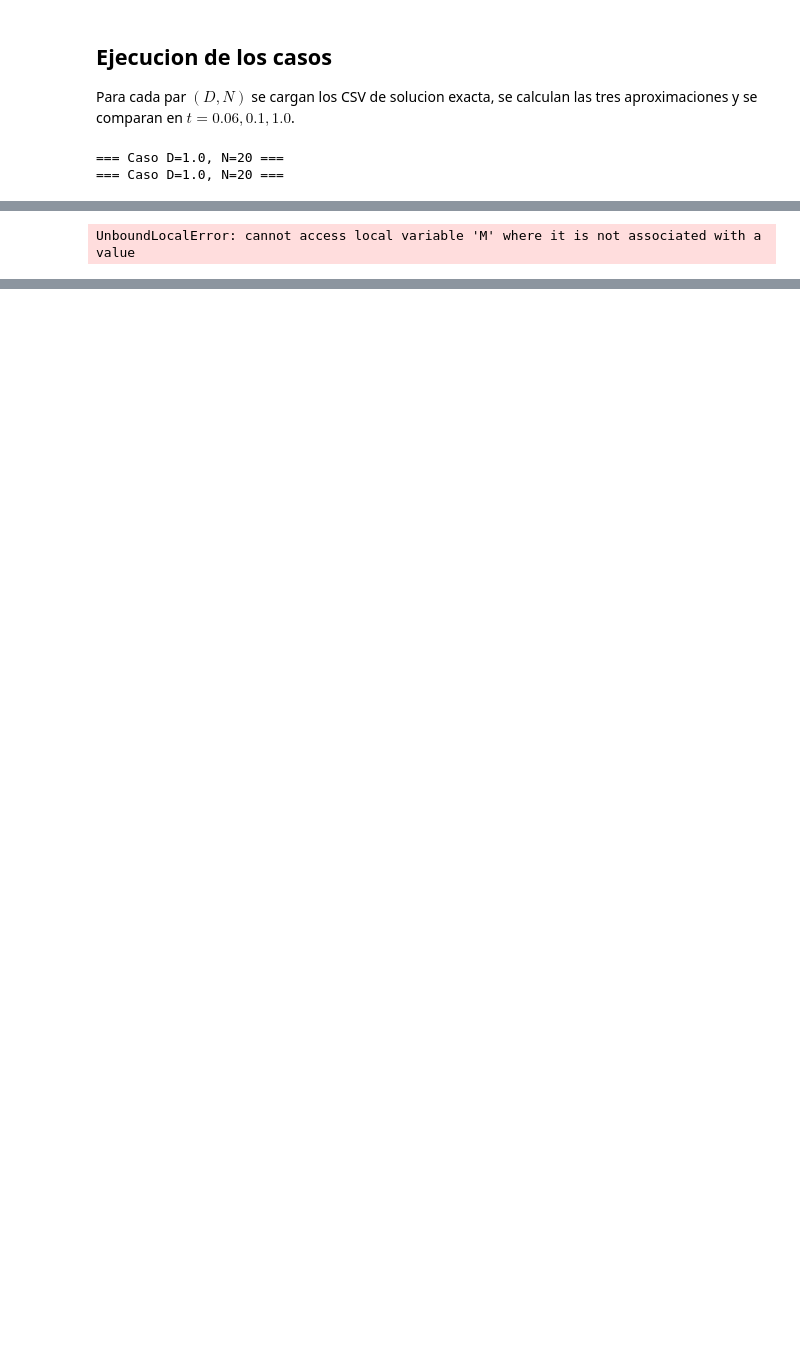
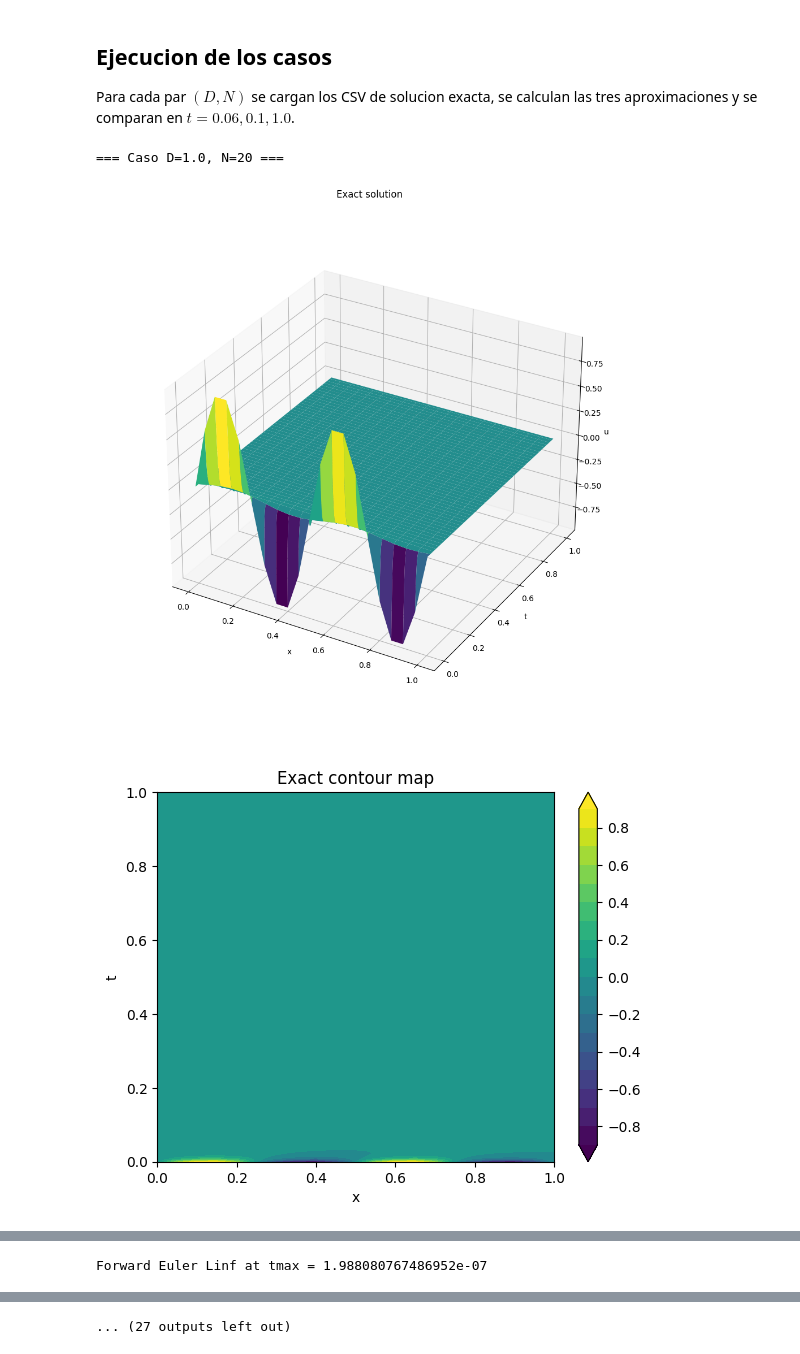
Before and after one commit to CristobalMe/reto-final, a Jupyter notebook: notebooks/tareas_chacon/3_2/3_2_Ecuacion_de_calor_Dirichlet.ipynb, the cells around one changed output, grey strips where cells are left out. Cells and saved outputs as stored; diff of their text form; code cells hidden in the pictures; blank space fills up the shorter version.

```diff
--- a/notebooks/tareas_chacon/3_2/3_2_Ecuacion_de_calor_Dirichlet.ipynb
+++ b/notebooks/tareas_chacon/3_2/3_2_Ecuacion_de_calor_Dirichlet.ipynb
@@ -78,6 +77,12 @@ def setup_case(D, N):
 
 def forward_euler(D, N):
     x, t, dx, M, s, alpha, X, T, levels = setup_case(D, N)
+    # evitar overflow no quitar
+    if s > 0.5 or abs(alpha) > 1.0:
+        raise ValueError(
+            f"Forward Euler unstable for D={D}, N={N}: s={s:.3f}, alpha={alpha:.3f}. "
+            "Reduce dt or N."
+        )
     u = np.zeros((N + 1, M + 1))
     u[:, 0] = f(x)
     for k in range(M):
@@ -236,40 +241,44 @@ def run_case(D, N):
     # Graficas de solucion exacta
     plot_exact(u_exact, tmin, tmax, title_prefix="Exact")
 
     # Condicion inicial
     fig, ax = plt.subplots()
     ax.plot(x, f(x))
     ax.set(title="Condicion inicial", xlabel="x", ylabel="u(x,0)")
     ax.grid()
     plt.show()
 
-    # Forward Euler
-    u_fwd, x, t, X, T, levels = forward_euler(D, N)
-    plot_method(u_fwd, u_exact_grid, x, t, X, T, levels, "Forward Euler", times_to_plot)
+    try:
+        # Forward Euler
+        u_fwd, x, t, X, T, levels = forward_euler(D, N)
+        plot_method(u_fwd, u_exact_grid, x, t, X, T, levels, "Forward Euler", times_to_plot)
 
-    # Backward Euler
-    u_bwd, x, t, X, T, levels = backward_euler(D, N)
-    plot_method(u_bwd, u_exact_grid, x, t, X, T, levels, "Backward Euler", times_to_plot)
+        # Backward Euler
+        u_bwd, x, t, X, T, levels = backward_euler(D, N)
+        plot_method(u_bwd, u_exact_grid, x, t, X, T, levels, "Backward Euler", times_to_plot)
 
-    # Crank-Nicolson
-    u_cn, x, t, X, T, levels = crank_nicolson(D, N)
-    plot_method(u_cn, u_exact_grid, x, t, X, T, levels, "Crank-Nicolson", times_to_plot)
+        # Crank-Nicolson
+        u_cn, x, t, X, T, levels = crank_nicolson(D, N)
+        plot_method(u_cn, u_exact_grid, x, t, X, T, levels, "Crank-Nicolson", times_to_plot)
+    except ValueError as e:
+        print(f"Error: {e}")
 
     # Comparacion de metodos en tmax
     fig, ax = plt.subplots()
     ax.plot(x, u_fwd[:, M], label="Forward Euler")
     ax.plot(x, u_bwd[:, M], label="Backward Euler")
     ax.plot(x, u_cn[:, M], label="Crank-Nicolson")
     ax.plot(x, u_exact_grid[:, M], label="Exact")
     ax.set(title="Comparison at tmax", xlabel="x", ylabel="u")
     ax.grid()
     ax.legend()
     plt.show()
 
 
 for D in D_values:
     for N in N_values:
         run_case(D, N)
 # %% [output]
 === Caso D=1.0, N=20 ===
-=== Caso D=1.0, N=20 ===
+[figure, added]
+[figure, added]
@@ -276 +286 @@ for D in D_values:
-UnboundLocalError: cannot access local variable 'M' where it is not associated with a value
+Forward Euler Linf at tmax = 1.988080767486952e-07
@@ -276,0 +294 @@ UnboundLocalError: cannot access local variable 'M' where it is not associated w
+... (27 outputs left out)
```
Also changed, not shown: parts of 3 cells of this notebook, 4 other files.
